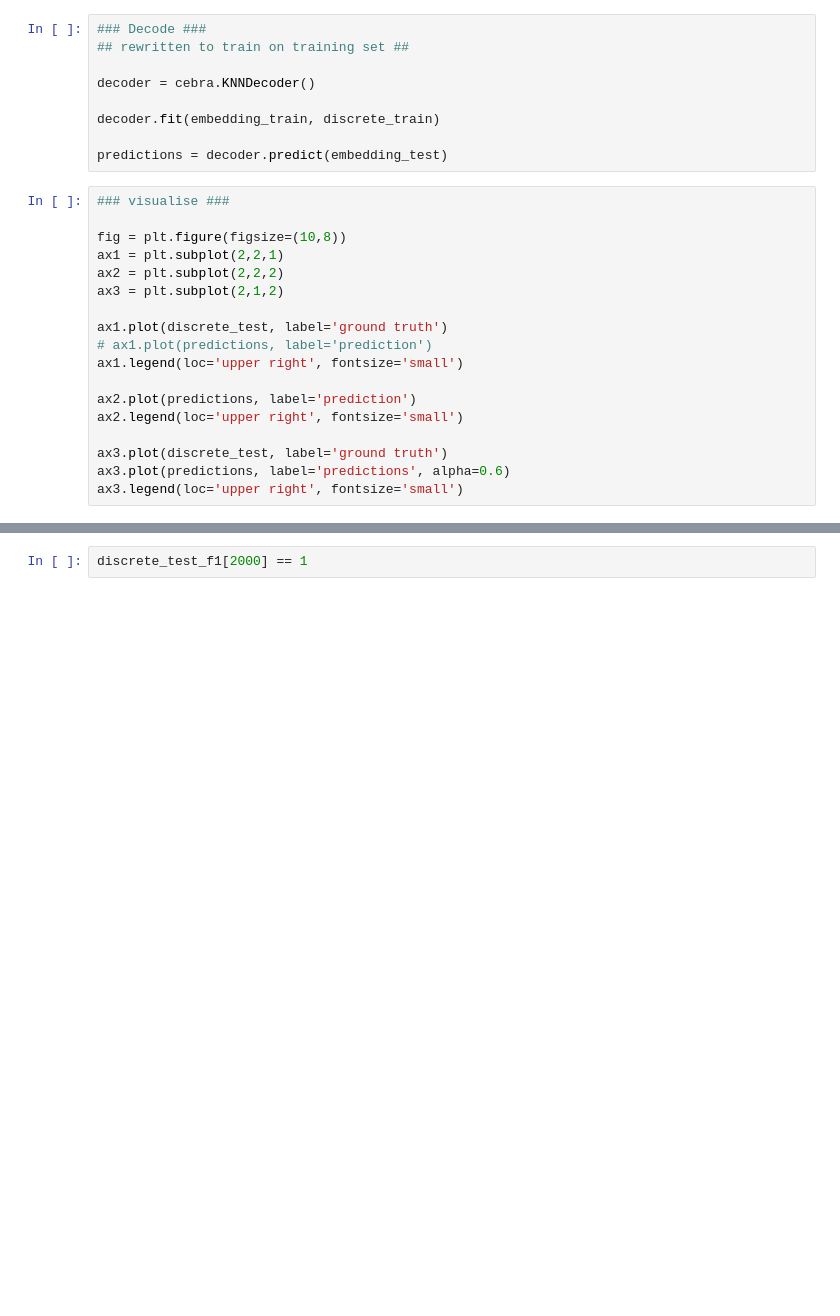
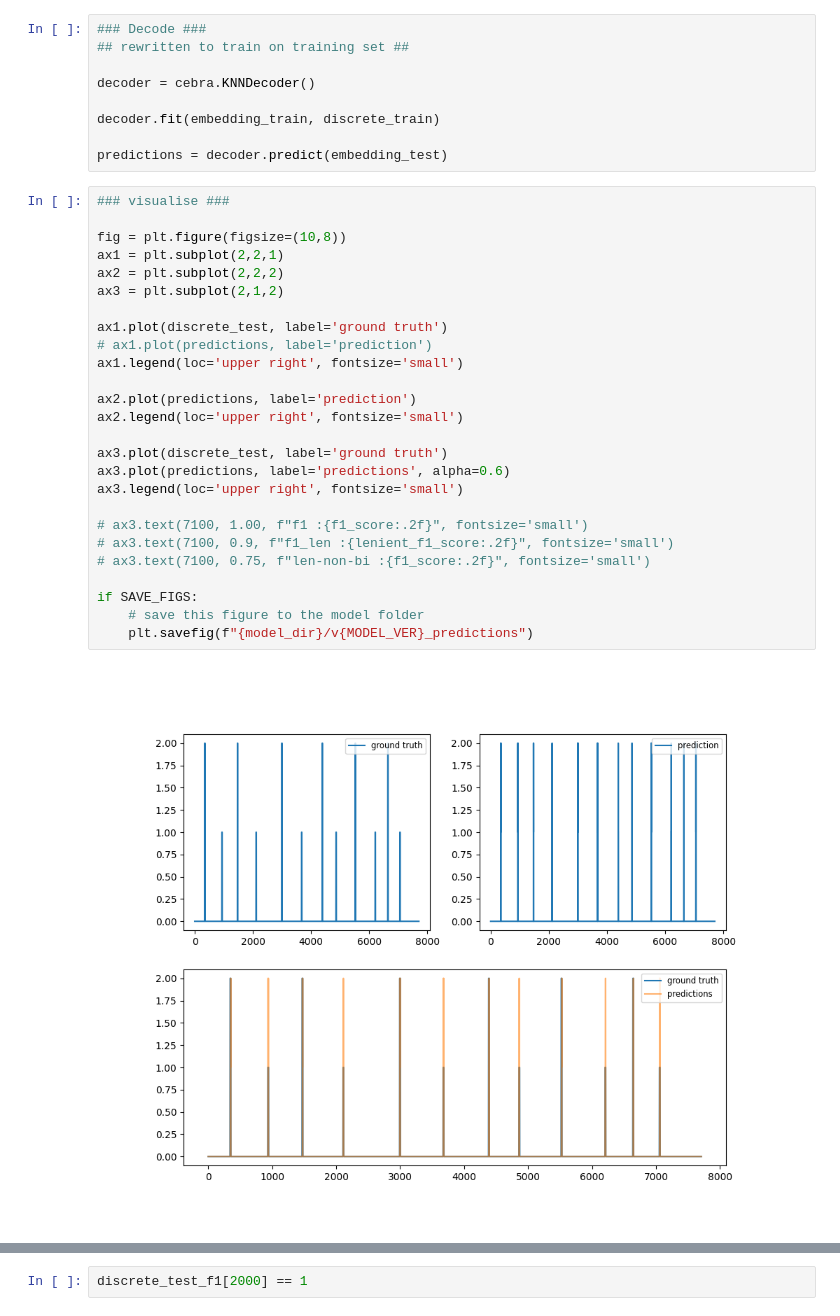
Before and after one commit to tomhagley6/czebra, a Jupyter notebook: test_notebooks/230829/decode_stimulus_laterality_supervised_inferred_spikes.ipynb, the cells around one changed output, grey strips where cells are left out. Saved outputs shown, nothing was run; the diff lists cells and outputs as text; blank space fills up the shorter version.

```diff
--- a/test_notebooks/230829/decode_stimulus_laterality_supervised_inferred_spikes.ipynb
+++ b/test_notebooks/230829/decode_stimulus_laterality_supervised_inferred_spikes.ipynb
@@ -405,21 +444,31 @@ predictions = decoder.predict(embedding_test)
 # %%
 ### visualise ###
 
 fig = plt.figure(figsize=(10,8))
 ax1 = plt.subplot(2,2,1)
 ax2 = plt.subplot(2,2,2)
 ax3 = plt.subplot(2,1,2)
 
 ax1.plot(discrete_test, label='ground truth')
 # ax1.plot(predictions, label='prediction')
 ax1.legend(loc='upper right', fontsize='small')
 
 ax2.plot(predictions, label='prediction')
 ax2.legend(loc='upper right', fontsize='small')
 
 ax3.plot(discrete_test, label='ground truth')
 ax3.plot(predictions, label='predictions', alpha=0.6)
 ax3.legend(loc='upper right', fontsize='small')
+
+# ax3.text(7100, 1.00, f"f1 :{f1_score:.2f}", fontsize='small')
+# ax3.text(7100, 0.9, f"f1_len :{lenient_f1_score:.2f}", fontsize='small')
+# ax3.text(7100, 0.75, f"len-non-bi :{f1_score:.2f}", fontsize='small')
+
+if SAVE_FIGS:
+    # save this figure to the model folder
+    plt.savefig(f"{model_dir}/v{MODEL_VER}_predictions")
+# %% [output]
+[figure, added]
 # %%
 ### evaluate decoder performance - f1 score ###
 # Also provide a lenient f1-score (where any prediction of a stimulus within
```
Also changed, not shown: parts of 11 cells of this notebook, 8 other files.
